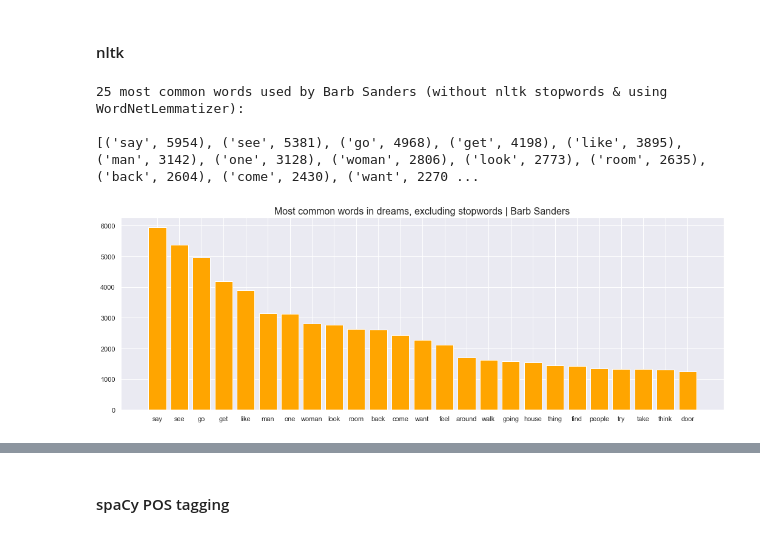
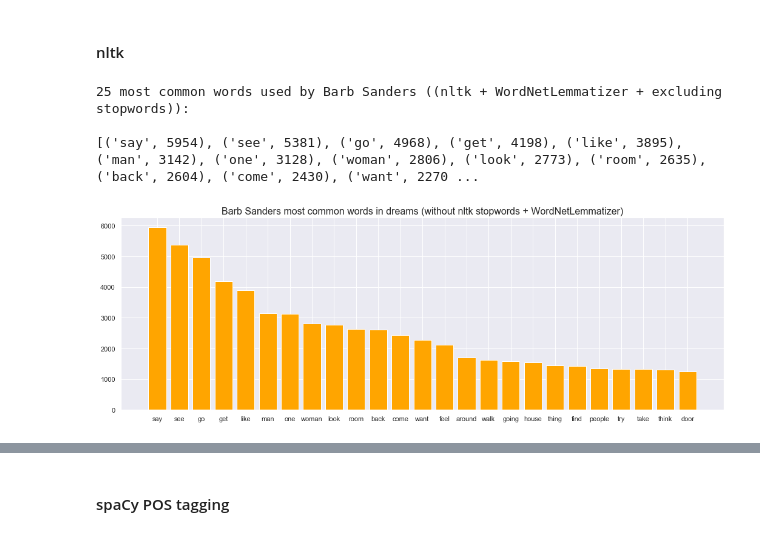
Before and after one commit to MigBap/dreambank, a Jupyter notebook: dreamresearch.net_data.ipynb, the cells around one changed output, grey strips where cells are left out. Drawn from its saved outputs; the diff is of its cells as text; code cells hidden in the pictures.

```diff
--- a/dreamresearch.net_data.ipynb
+++ b/dreamresearch.net_data.ipynb
@@ -1105,10 +1109,13 @@ for j, i in enumerate(readabilities):
     # distribution plots
     plt.subplot(1, 3, j + 1)
     sns.distplot(b_df[b_df[i].notnull()][i], color='g')
+    df_without_dreamer = dreams_df[~dreams_df.index.isin(b_df.index)]
+    sns.distplot(df_without_dreamer[df_without_dreamer[i].notnull()][i], color='orange')
     plt.title("""Distribution of readability scores | {} \n Mean: {} \n Std: {}""".format(i,
                                                                                           round(np.mean(b_df[i]), 2),
                                                                                           round(np.std(b_df[i]), 2)),
               fontsize=14)
+    plt.legend(['Barb Sanders', 'Other dreamers'])
     plt.xlim(0, np.max(b_df[i]))
 
 plt.subplots_adjust(left=0, bottom=-0.2, right=3, top=1, wspace=0.2, hspace=0)
@@ -1134,34 +1141,34 @@ j = [regexp_tokenize(i, '\w+') for i in b_df.dream]
 all_words = [x for i in j for x in i]
 
 # convert to lower case and exclude stopwords
 all_words = [i.lower() for i in all_words]
 all_words = [i for i in all_words if i not in stopwords.words('english')]
 
 # lemmatize
 from nltk.stem import WordNetLemmatizer
 lemmatizer = WordNetLemmatizer()
 all_words = [lemmatizer.lemmatize(w) for w in all_words]
 
 # Count the occurence of words in all dreams
 counter = Counter(all_words)
 
 n = 25
 
 # n most common words
 most_common = counter.most_common(n)
-print("{} most common words used by {} (without nltk stopwords & using WordNetLemmatizer):\n \n{}".format(
+print("{} most common words used by {} ((nltk + WordNetLemmatizer + excluding stopwords)):\n \n{}".format(
       n, dreamer, most_common), "\n")
 
 # from nltk.stem import WordNetLemmatizer --> tira o plural das palavras
 
 # plot
 [plt.bar(i, j, color='orange') for (i, j) in most_common]
 
-plt.title("Most common words in dreams, excluding stopwords | {}".format(dreamer), fontsize=16)
+plt.title("{} most common words in dreams (without nltk stopwords + WordNetLemmatizer)".format(dreamer), fontsize=16)
 plt.subplots_adjust(left=0, bottom=-0.1, right=2.3, top=1, wspace=0, hspace=0)
 plt.show()
 # %% [output]
-25 most common words used by Barb Sanders (without nltk stopwords & using WordNetLemmatizer):
+25 most common words used by Barb Sanders ((nltk + WordNetLemmatizer + excluding stopwords)):
 
 [('say', 5954), ('see', 5381), ('go', 4968), ('get', 4198), ('like', 3895), ('man', 3142), ('one', 3128), ('woman', 2806), ('look', 2773), ('room', 2635), ('back', 2604), ('come', 2430), ('want', 2270 ...
-[figure, old version]
+[figure, new version]
```
Also changed, not shown: parts of 14 cells of this notebook.
